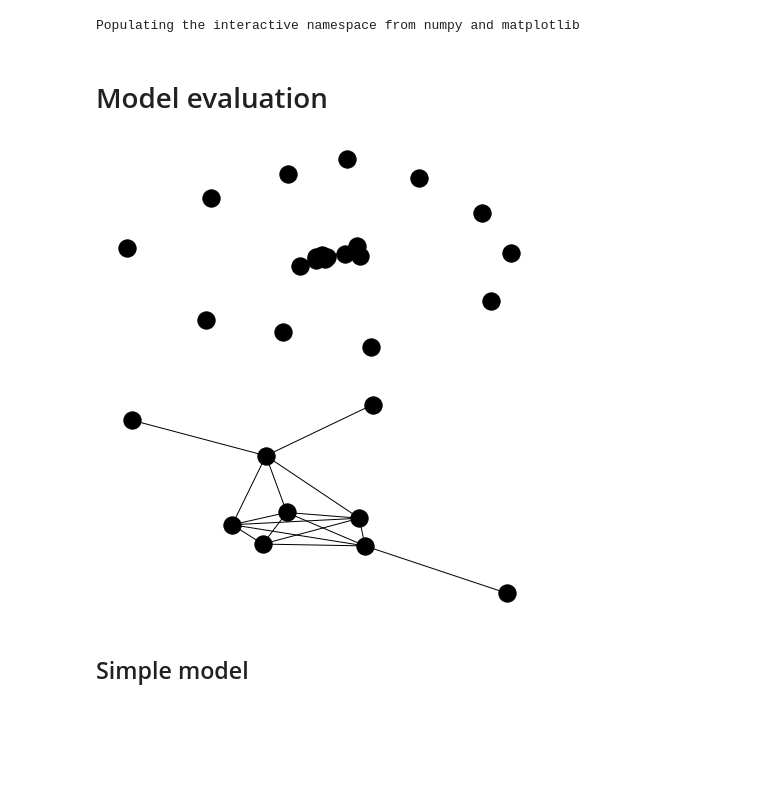
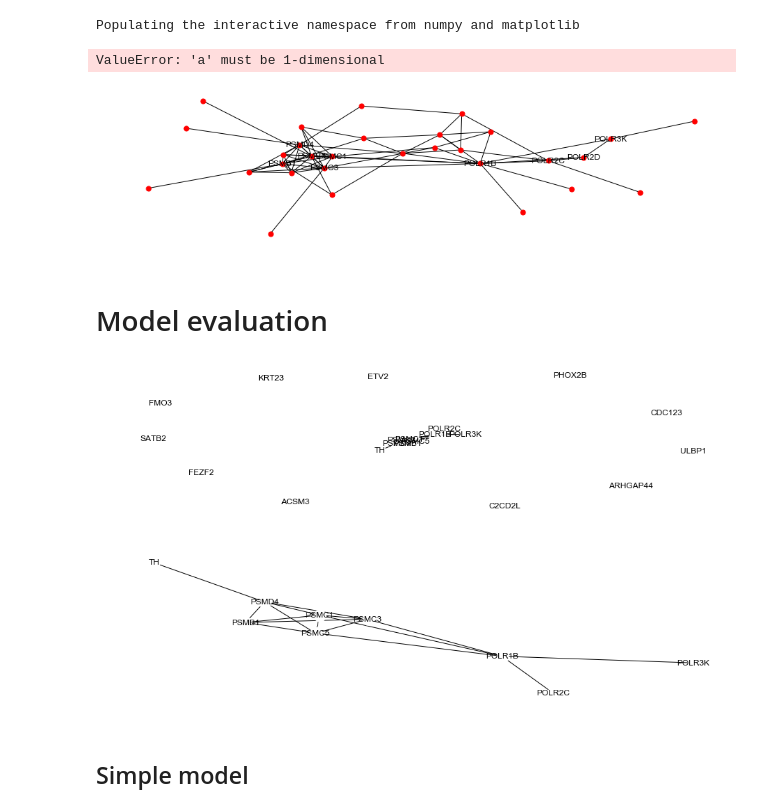
Before and after one commit to cbg-ethz/shm, a Jupyter notebook: analysis/04-plot_traces.ipynb, the cells around one changed output. Cells and saved outputs as stored; diff of their text form; code cells hidden in the pictures; blank space fills up the shorter version.

```diff
--- a/analysis/04-plot_traces.ipynb
+++ b/analysis/04-plot_traces.ipynb
@@ -42,3 +90,17 @@ def read_graph(infile):
+# %%
+G = random_edge(G)
+G = random_edge(G)
+G = random_edge(G)
+G = random_edge(G)
+# %% [output]
+ValueError: 'a' must be 1-dimensional
+# %%
+
+#s =goodies
+networkx.draw(G.subgraph(s), node_size=50,
+             labels={e: e for e in goodies})
+# %% [output]
+[figure, added]
 # %% [markdown]
 # Model evaluation
 # %%
@@ -51,14 +113,16 @@ with open(data_file, "rb") as fh:
 # %%
 readout = pd.read_csv(readout_file, sep="\t")
 G = read_graph(graph_file)
-# %%
-networkx.draw(G, node_color="black")
-# %% [output]
-[figure, removed]
+# %%
+networkx.draw(G, node_color="white", labels={e: e for e in data['genes']})
+# %% [output]
+[figure, added]
 # %%
-networkx.draw(networkx.subgraph(G, data['essential_genes']), node_color="black")
+networkx.draw(networkx.subgraph(G, data['essential_genes']),
+              node_color="white",
+              labels={e: e for e in data['essential_genes']})
 # %% [output]
-[figure, old version]
+[figure, new version]
 # %% [markdown]
 ## Simple model
 # %%
```
Also changed, not shown: parts of 9 cells of this notebook, 3 other files.
